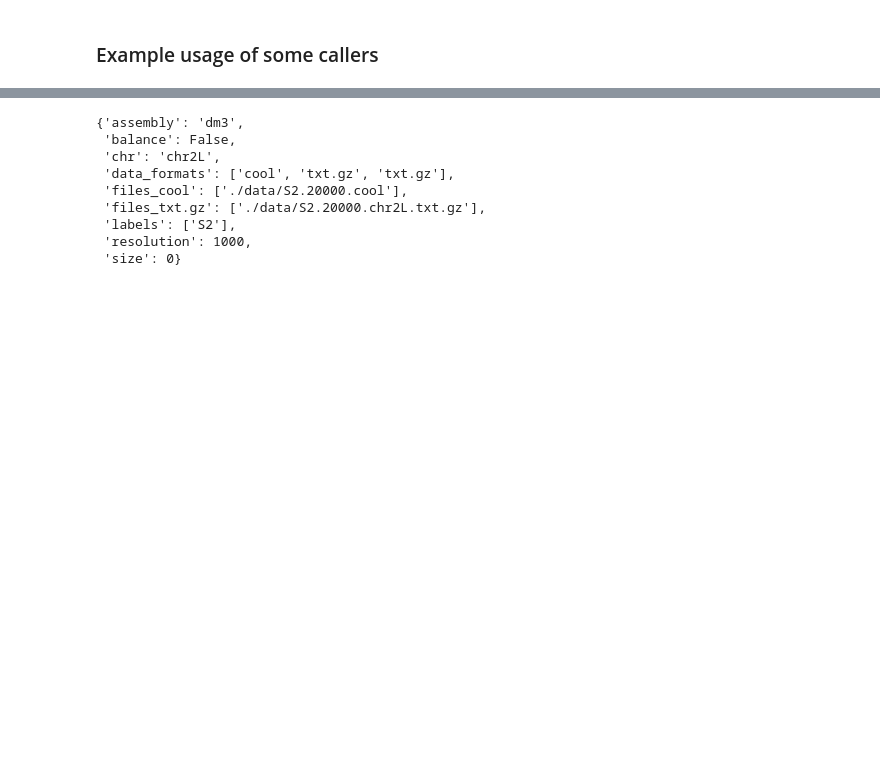
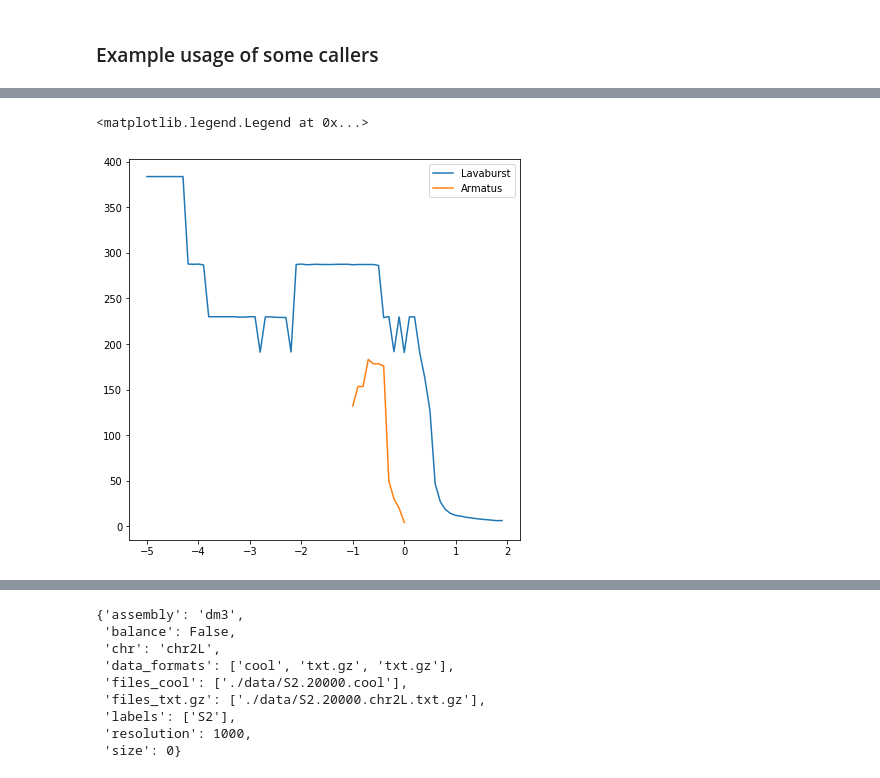
Before and after one commit to dmitrymyl/TADselect, a Jupyter notebook: examples/test.ipynb, the cells around one changed output, grey strips where cells are left out. Cells and saved outputs as stored; diff of their text form; code cells hidden in the pictures; blank space fills up the shorter version.

```diff
--- a/examples/test.ipynb
+++ b/examples/test.ipynb
@@ -27,0 +46,2 @@ acpp.call({'gamma':[0.1, 0.3, 0.5]}, caller_path='')
+# %%
+df_acpp = acpp.segmentation2df()
@@ -27,0 +60,2 @@ acpp.call({'gamma':[0.1, 0.3, 0.5]}, caller_path='')
+# %%
+df_lc = lc.segmentation2df()
@@ -27,0 +89,4 @@ acpp.call({'gamma':[0.1, 0.3, 0.5]}, caller_path='')
+# %%
+armatus_mask = df_lc.loc[:, 'method'] == 'armatus'
+# %%
+df = pd.concat([df_lc[armatus_mask], df_acpp])
@@ -28,3 +102,15 @@ acpp.call({'gamma':[0.1, 0.3, 0.5]}, caller_path='')
+# %%
+df.loc[:,'length'] = df.end-df.bgn
+gr = df.groupby(['gamma', 'caller']).mean().reset_index().sort_values(['caller', 'gamma'])
+plt.figure(figsize=[7,7])
+for caller in ['Lavaburst', 'Armatus']:
+    tmp = gr.query('caller=="{}"'.format(caller))
+    plt.plot( tmp.gamma, tmp.length, label=caller)
+
+plt.legend()
+# %% [output]
+<matplotlib.legend.Legend at 0x...>
+[figure, added]
 # %%
 df_lc = lc.segmentation2df()
 df_is = IS.segmentation2df()
```
Also changed, not shown: parts of 12 cells of this notebook, 1 other file.
